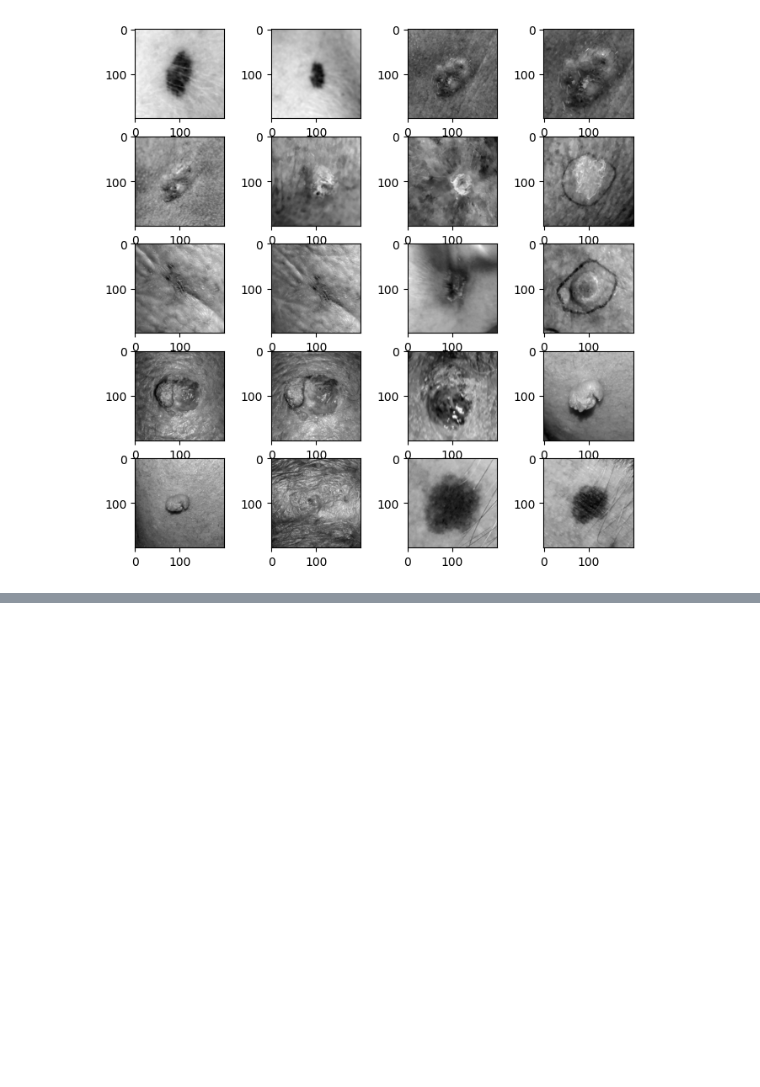
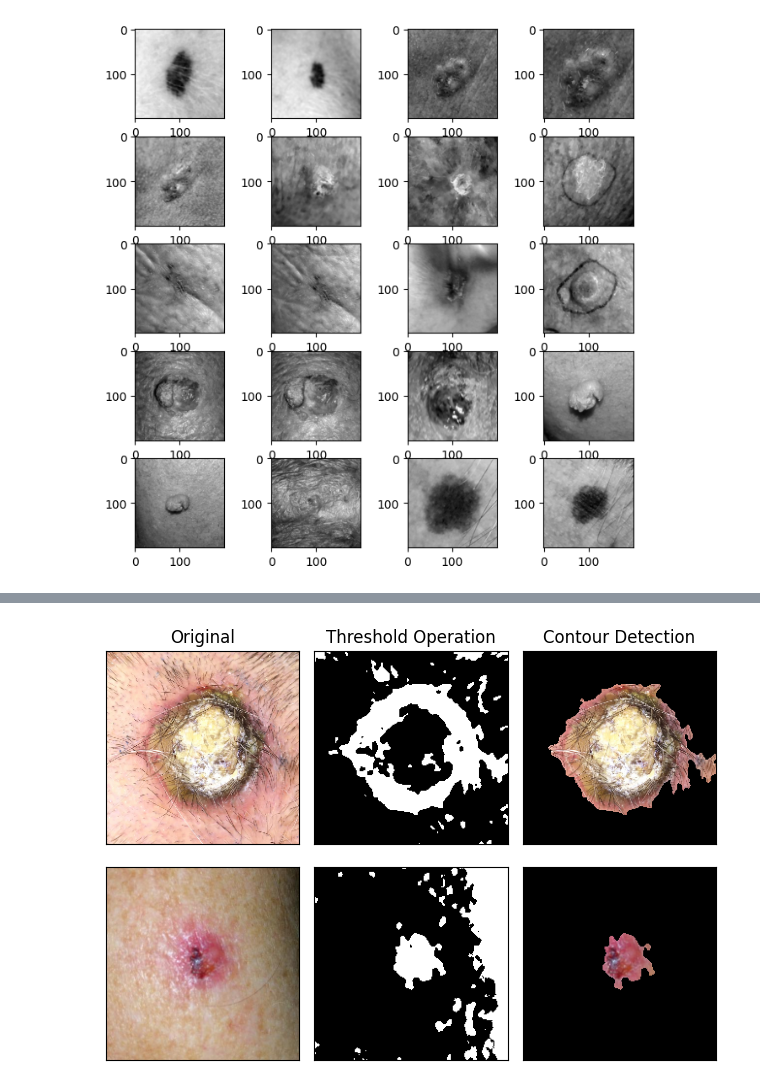
Before and after one commit to bc1719/FYP, a Jupyter notebook: FYP_Image_Preprocessing.ipynb, the cells around one changed output, grey strips where cells are left out. Cells and saved outputs as stored; diff of their text form; code cells hidden in the pictures; blank space fills up the shorter version.

```diff
--- a/FYP_Image_Preprocessing.ipynb
+++ b/FYP_Image_Preprocessing.ipynb
@@ -10,13 +12,17 @@ from torchvision import transforms as T
 from torchvision import models
 # %%
 pad_ufes_set1 = 'C:/Users/bolub/OneDrive/Masaüstü/Ders/Year_4/FYP/pad-ufes-20/images/imgs_part_1/imgs_part_1'
-path_jpg = 'C:/Users/bolub/OneDrive/Masaüstü/Ders/Year_4/FYP/pad-ufes-20/images/imgs_part_1/imgs_part_1_process'
+pad_ufes_set2 = 'C:/Users/bolub/OneDrive/Masaüstü/Ders/Year_4/FYP/pad-ufes-20/images/imgs_part_2/imgs_part_2'
+pad_ufes_set3 = 'C:/Users/bolub/OneDrive/Masaüstü/Ders/Year_4/FYP/pad-ufes-20/images/imgs_part_3/imgs_part_3'
+path_jpg1 = 'C:/Users/bolub/OneDrive/Masaüstü/Ders/Year_4/FYP/pad-ufes-20/images/imgs_part_1/imgs_part_1_process'
+path_jpg2 = 'C:/Users/bolub/OneDrive/Masaüstü/Ders/Year_4/FYP/pad-ufes-20/images/imgs_part_2/imgs_part_2_process'
+path_jpg3 = 'C:/Users/bolub/OneDrive/Masaüstü/Ders/Year_4/FYP/pad-ufes-20/images/imgs_part_3/imgs_part_3_process'
 
-for x in os.listdir(pad_ufes_set1):
+for x in os.listdir(pad_ufes_set3):
     if x.endswith('png'):
-        img = Image.open(pad_ufes_set1 + '/' + x)
+        img = Image.open(pad_ufes_set3 + '/' + x)
         img = img.convert('RGB')
-        img.save(path_jpg + '/' + x + '.jpg')
+        img.save(path_jpg3 + '/' + x + '.jpg')
 
 
 #print(img_files)
@@ -329,0 +151,84 @@ drawMinAreaRect(input_var)
+# %%
+def ImageVisualization(image, image2):
+    img = cv.imread(image)
+    img = cv.cvtColor(img, cv.COLOR_BGR2RGB)
+    gray_pre = cv.cvtColor(img, cv.COLOR_BGR2GRAY)
+    img = cv.resize(img, (200, 200))
+    img_blur = cv.GaussianBlur(img, (9,9), 0)
+
+    img2 = cv.imread(image2)
+    img2 = cv.cvtColor(img2, cv.COLOR_BGR2RGB)
+    gray_pre2 = cv.cvtColor(img2, cv.COLOR_BGR2GRAY)
+    img2 = cv.resize(img2, (200, 200))
+    img_blur2 = cv.GaussianBlur(img2, (9,9), 0)
+
+    kernel = np.ones((3,3), np.uint8)
+    opening = cv.morphologyEx(img, cv.MORPH_OPEN, kernel)
+    closing = cv.morphologyEx(opening, cv.MORPH_CLOSE, kernel)
+
+    opening2 = cv.morphologyEx(img2, cv.MORPH_OPEN, kernel)
+    closing2 = cv.morphologyEx(opening2, cv.MORPH_CLOSE, kernel)
+
+    gray = cv.cvtColor(img_blur, cv.COLOR_RGB2GRAY)
+    hist = cv.calcHist([gray], [0], None, [256], [0, 256])
+    clahe = cv.createCLAHE(clipLimit=2.0, tileGridSize=(8,8))
+    gray = clahe.apply(gray)
+    hist_clahe = cv.calcHist([gray,], [0], None, [256], [0, 256])
+
+    gray2 = cv.cvtColor(img_blur2, cv.COLOR_RGB2GRAY)
+    hist2 = cv.calcHist([gray2], [0], None, [256], [0, 256])
+    gray2 = clahe.apply(gray2)
+    hist2_clahe = cv.calcHist([gray2], [0], None, [256], [0, 256])
+    # Resize the image to fit in a 200x200 cell
+
+    _, threshold = cv.threshold(gray, 0, 255, cv.THRESH_BINARY_INV + cv.THRESH_OTSU)
+    _, threshold2 = cv.threshold(gray2, 0, 255, cv.THRESH_BINARY_INV + cv.THRESH_OTSU)
+    #Find Contours
+
+    contours, _ = cv.findContours(threshold, cv.RETR_EXTERNAL, cv.CHAIN_APPROX_SIMPLE)
+    contours2, _ = cv.findContours(threshold2, cv.RETR_EXTERNAL, cv.CHAIN_APPROX_SIMPLE)
+    #print(type(contours))
+    mask = np.zeros(gray.shape, np.uint8)
+    for i in range(18,19):
+        #c = max(contours, key=cv.contourArea)
+        cv.drawContours(mask, contours, i, (255, 255, 255), -1)
+
+    #contours2.sort()
+    mask2 = np.zeros(gray2.shape, np.uint8)
+    for j in range(19,20):
+        cv.drawContours(mask2, contours2, 19, (255, 255, 255), -1)
+
+    result = cv.bitwise_and(img, img, mask=mask)
+    result2 = cv.bitwise_and(img2, img2, mask=mask2)
+
+    plt.subplot(2,3,1), plt.imshow(img)
+    plt.title('Original'), plt.xticks([]), plt.yticks([])
+    plt.subplot(2,3,2), plt.imshow(threshold, cmap="gray")
+    plt.title('Threshold Operation'), plt.xticks([]), plt.yticks([])
+    plt.subplot(2,3,3), plt.imshow(result)
+    plt.title('Contour Detection'), plt.xticks([]), plt.yticks([])
+    plt.subplot(2,3,4), plt.imshow(img2, cmap="gray")
+    plt.xticks([]), plt.yticks([])
+    #plt.title('CLAHE Histogram'), plt.xticks([]), plt.yticks([])
+    plt.subplot(2,3,5), plt.imshow(threshold2, cmap="gray")
+    plt.xticks([]), plt.yticks([])
+    #plt.title('Contour Detected')
+    plt.subplot(2,3,6), plt.imshow(result2)
+    plt.xticks([]), plt.yticks([])
+    # plt.subplot(2,4,7), plt.imshow(gray2, cmap="gray")
+    # plt.xticks([]), plt.yticks([])
+    # #plt.title('Contour Detected')#, plt.xticks([]), plt.yticks([])
+    # plt.subplot(2,4,8), plt.plot(hist2_clahe)
+    # #plt.title('Contour Detected')#, plt.xticks([]), plt.yticks([])
+    plt.tight_layout()
+    print(len(contours))
+
+
+    return result2, contours2[19]
+
+img_path = 'pad-ufes-20/images/imgs_part_1/imgs_part_1_process/' + img_files[200]
+img_path2 = 'pad-ufes-20/images/imgs_part_1/imgs_part_1_process/' + img_files[54]
+
+
+result5, contours5 = ImageVisualization(img_path, img_path2)
+# %% [output]
@@ -329,0 +236 @@ drawMinAreaRect(input_var)
+[figure, added]
```
Also changed, not shown: parts of 21 cells of this notebook.
